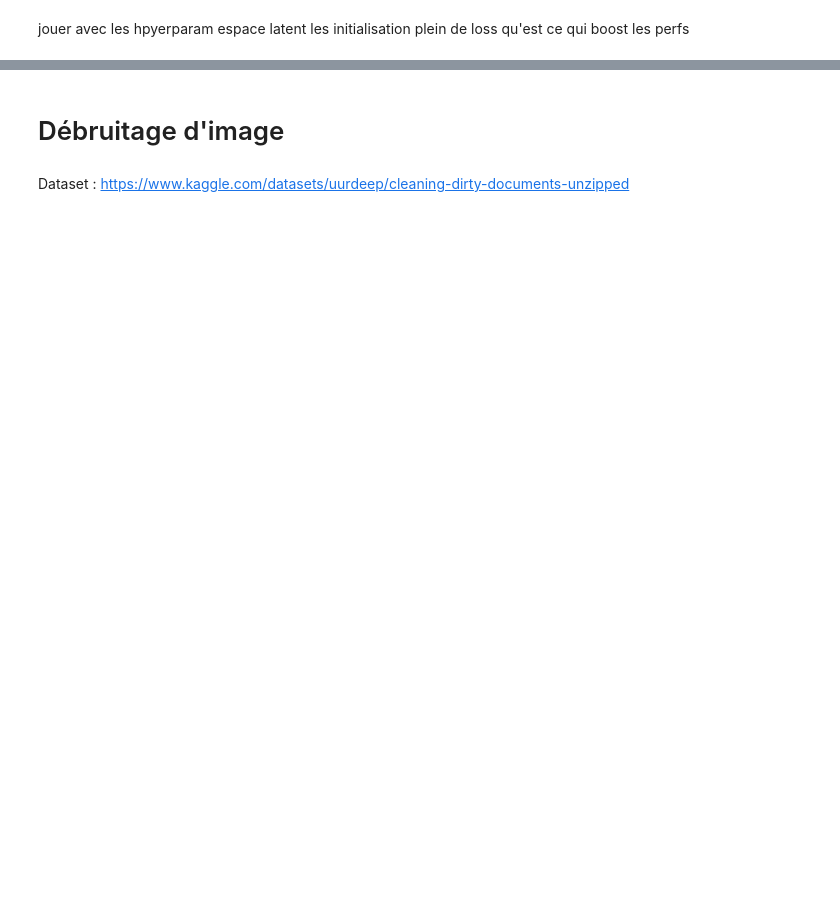
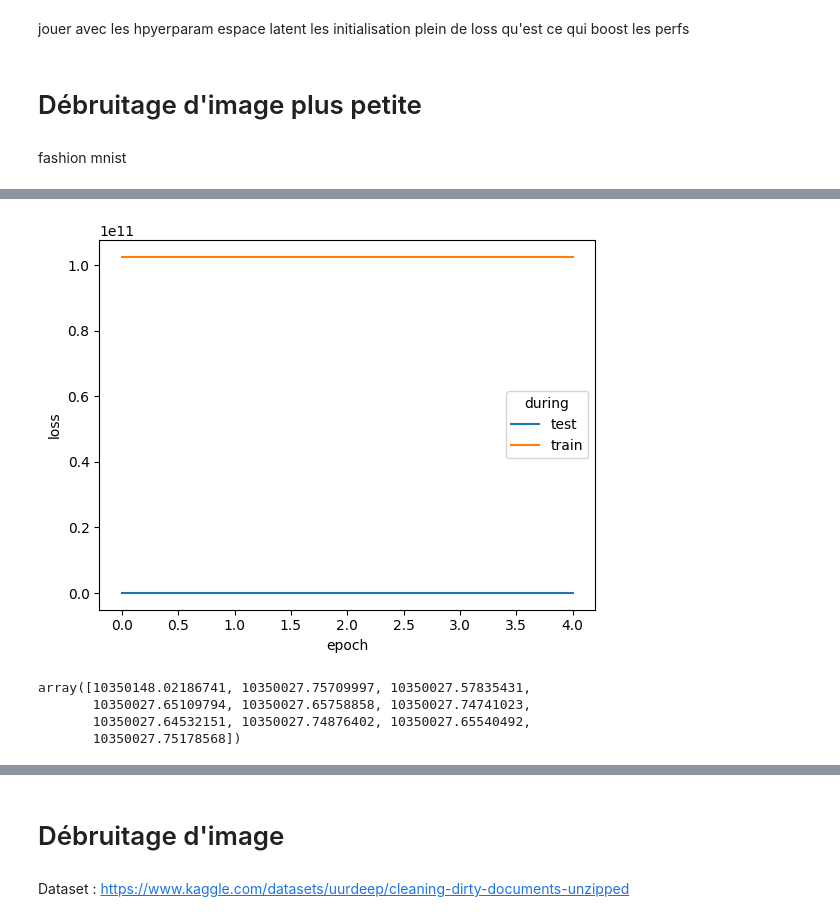
Before and after one commit to dataymeric/NeuralNetworksDIY, a Jupyter notebook: notebooks/encoder_decoder.ipynb, the cells around one changed output, grey strips where cells are left out. Drawn from its saved outputs; the diff is of its cells as text; code cells hidden in the pictures; blank space fills up the shorter version.

```diff
--- a/notebooks/encoder_decoder.ipynb
+++ b/notebooks/encoder_decoder.ipynb
@@ -19,3 +20,7 @@ espace latent
 les initialisation
 plein de loss
 qu'est ce qui boost les perfs
+# %% [markdown]
+# Débruitage d'image plus petite
+# %% [markdown]
+fashion mnist
@@ -21,0 +54,25 @@ qu'est ce qui boost les perfs
+# %%
+encoder = [
+    Linear(784, 64),
+    TanH(),
+]
+decoder = [
+    Linear(64, 784),
+    Sigmoid()
+]
+net = Sequential(*(encoder + decoder))
+optimizer = Optim(net.reset(), MSELoss(), eps=1e-3)
+result_df = optimizer.SGD_eval(
+    X_train, X_train, batch_size, 5, test_size=0.33, return_dataframe=True
+)
+
+_, ax = plt.subplots()
+loss_long_df = pd.melt(
+    result_df,
+    id_vars="epoch",
+    value_vars=["loss_test", "loss_train"],
+    value_name="loss",
+    var_name="during",
+).replace({"loss_test": "test", "loss_train": "train"})
+sns.lineplot(loss_long_df, x="epoch", y="loss", hue="during", ax=ax)
+# %% [output]
@@ -21,0 +80,11 @@ qu'est ce qui boost les perfs
+[figure, added]
+# %%
+optimizer = Optim(net.reset(), MSELoss(), eps=1e-3)
+optimizer.SGD(
+    X_train, X_train, batch_size, 10
+)
+# %% [output]
+array([10350148.02186741, 10350027.75709997, 10350027.57835431,
+       10350027.65109794, 10350027.65758858, 10350027.74741023,
+       10350027.64532151, 10350027.74876402, 10350027.65540492,
+       10350027.75178568])
```
Also changed, not shown: parts of 8 cells of this notebook.
